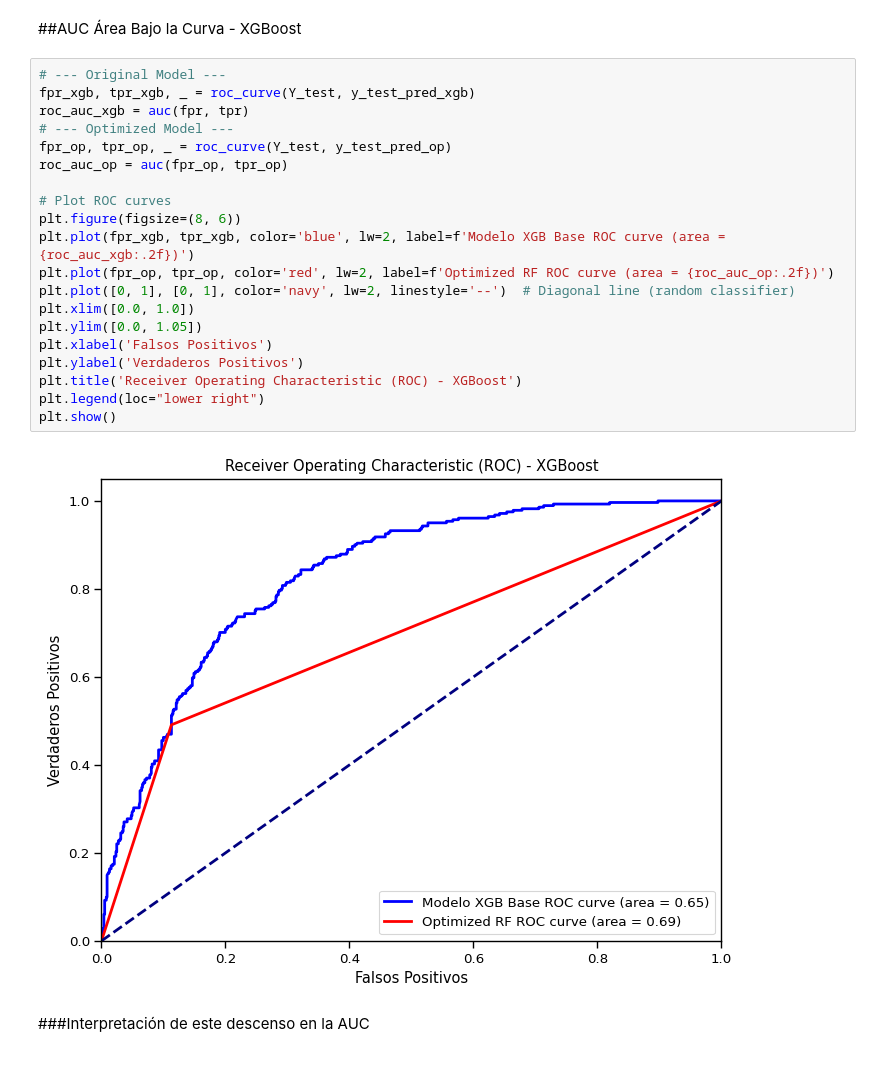
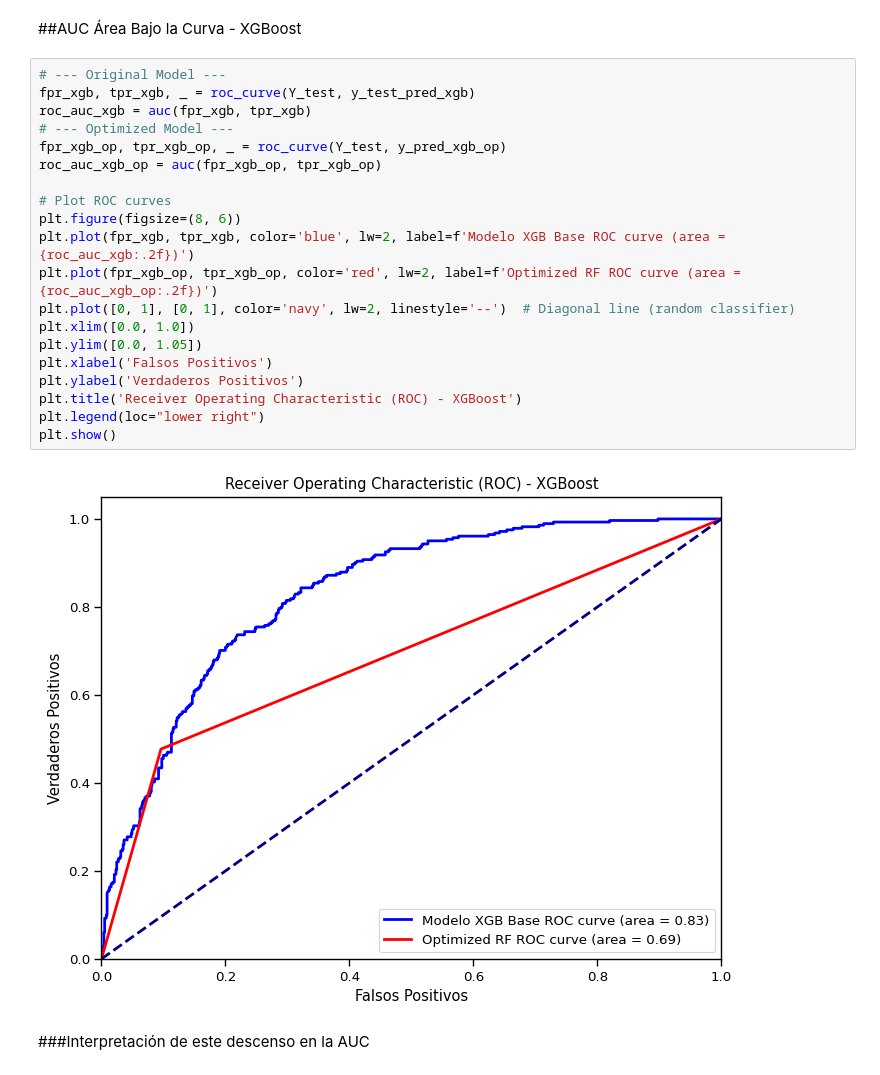
Before and after one commit to alexlisker/API_Heroku, a Jupyter notebook: alisker_churn.ipynb, the cells around one changed output. Cells and saved outputs as stored; diff of their text form.

```diff
--- a/alisker_churn.ipynb
+++ b/alisker_churn.ipynb
@@ -1897,25 +1897,25 @@ Accuracy en prueba : 0.776615969581749
 # %%
 # --- Original Model ---
 fpr_xgb, tpr_xgb, _ = roc_curve(Y_test, y_test_pred_xgb)
-roc_auc_xgb = auc(fpr, tpr)
+roc_auc_xgb = auc(fpr_xgb, tpr_xgb)
 # --- Optimized Model ---
-fpr_op, tpr_op, _ = roc_curve(Y_test, y_test_pred_op)
-roc_auc_op = auc(fpr_op, tpr_op)
+fpr_xgb_op, tpr_xgb_op, _ = roc_curve(Y_test, y_pred_xgb_op)
+roc_auc_xgb_op = auc(fpr_xgb_op, tpr_xgb_op)
 
 # Plot ROC curves
 plt.figure(figsize=(8, 6))
 plt.plot(fpr_xgb, tpr_xgb, color='blue', lw=2, label=f'Modelo XGB Base ROC curve (area = {roc_auc_xgb:.2f})')
-plt.plot(fpr_op, tpr_op, color='red', lw=2, label=f'Optimized RF ROC curve (area = {roc_auc_op:.2f})')
+plt.plot(fpr_xgb_op, tpr_xgb_op, color='red', lw=2, label=f'Optimized RF ROC curve (area = {roc_auc_xgb_op:.2f})')
 plt.plot([0, 1], [0, 1], color='navy', lw=2, linestyle='--')  # Diagonal line (random classifier)
 plt.xlim([0.0, 1.0])
 plt.ylim([0.0, 1.05])
 plt.xlabel('Falsos Positivos')
 plt.ylabel('Verdaderos Positivos')
 plt.title('Receiver Operating Characteristic (ROC) - XGBoost')
 plt.legend(loc="lower right")
 plt.show()
 # %% [output]
-[figure, old version]
+[figure, new version]
 # %% [markdown]
 ###Interpretación de este descenso en la AUC
 # %% [markdown]
```
Also changed, not shown: parts of 4 cells of this notebook.
